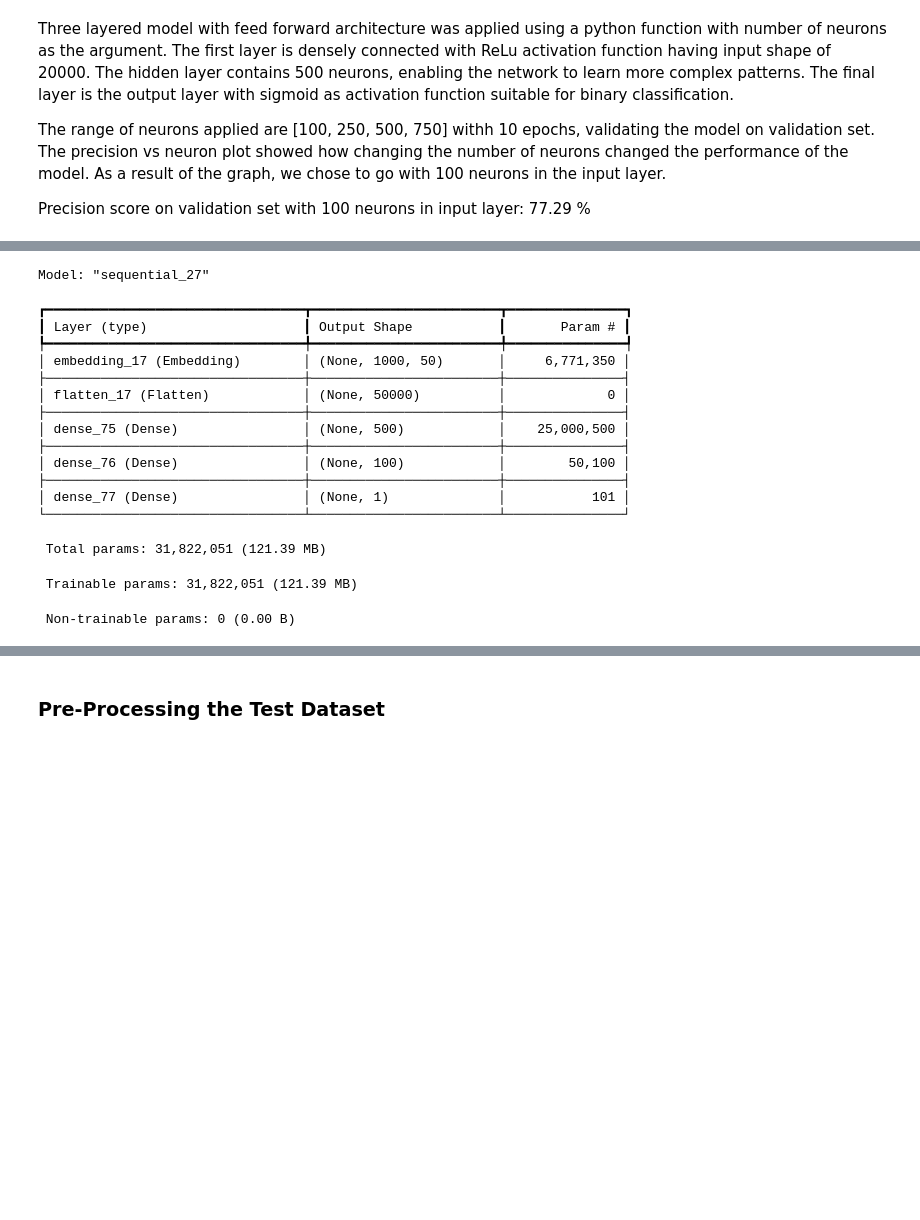
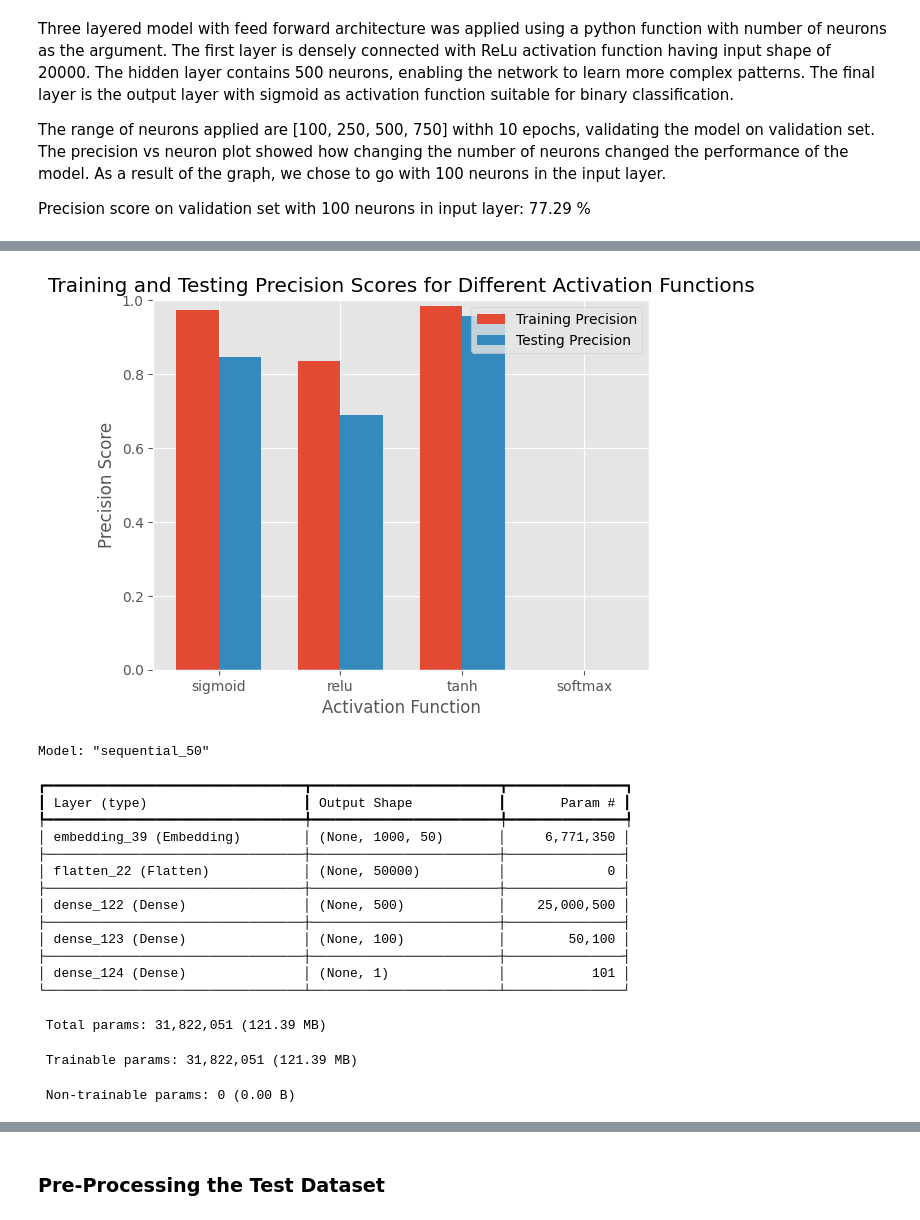
Before and after one commit to niak22/PythonProjects, a Jupyter notebook: CS985_ML/Relevance Classification/relevance.ipynb, the cells around one changed output, grey strips where cells are left out. Drawn from its saved outputs; the diff is of its cells as text; code cells hidden in the pictures; blank space fills up the shorter version.

```diff
--- a/CS985_ML/Relevance Classification/relevance.ipynb
+++ b/CS985_ML/Relevance Classification/relevance.ipynb
@@ -530,3 +553,37 @@ y_train.shape
+# %%
+activation_func = ['sigmoid', 'relu', 'tanh', 'softmax', ]
+precision_scores_train = []
+precision_scores_test = []
+
+for act_func in activation_func:
+    model = build_model(act_func)
+    history = model.fit(X_train, y_train,
+                    epochs=5,
+                    verbose=False,
+                    validation_data=(X_test, y_test),
+                    batch_size=500)
+    _, precision_train = model.evaluate(X_train, y_train, verbose=False)
+    _, precision_test = model.evaluate(X_test, y_test, verbose=False)
+    precision_scores_train.append(precision_train)
+    precision_scores_test.append(precision_test)
+# %%
+# Plotting the bar graph
+bar_width = 0.35
+
+index = np.arange(len(activation_func))
+
+plt.bar(index, precision_scores_train, bar_width, label='Training Precision')
+plt.bar(index + bar_width, precision_scores_test, bar_width, label='Testing Precision')
+
+plt.xlabel('Activation Function')
+plt.ylabel('Precision Score')
+plt.title('Training and Testing Precision Scores for Different Activation Functions')
+plt.xticks(index + bar_width / 2, activation_func)
+plt.legend()
+plt.ylim(0, 1)  # Set y-axis limit to ensure scores are between 0 and 1
+plt.show()
+# %% [output]
+[figure, added]
 # %%
 from keras.models import Sequential
 from keras import layers
@@ -537,8 +594,8 @@ model = Sequential()
 model.add(layers.Embedding(input_dim=vocab_size,
                            output_dim=embedding_dim, input_shape=(1000,)))
 model.add(layers.Flatten())
-model.add(layers.Dense(500, activation='relu'))
-model.add(layers.Dense(100, activation='relu'))
+model.add(layers.Dense(500, activation='sigmoid'))
+model.add(layers.Dense(100, activation='sigmoid'))
 model.add(layers.Dense(1, activation='sigmoid'))
 model.compile(optimizer='adam',
               loss='binary_crossentropy',
@@ -546,19 +603,19 @@ model.compile(optimizer='adam',
 
 model.summary()
 # %% [output]
-Model: "sequential_27"
+Model: "sequential_50"
 ┏━━━━━━━━━━━━━━━━━━━━━━━━━━━━━━━━━┳━━━━━━━━━━━━━━━━━━━━━━━━┳━━━━━━━━━━━━━━━┓
 ┃ Layer (type)                    ┃ Output Shape           ┃       Param # ┃
 ┡━━━━━━━━━━━━━━━━━━━━━━━━━━━━━━━━━╇━━━━━━━━━━━━━━━━━━━━━━━━╇━━━━━━━━━━━━━━━┩
-│ embedding_17 (Embedding)        │ (None, 1000, 50)       │     6,771,350 │
+│ embedding_39 (Embedding)        │ (None, 1000, 50)       │     6,771,350 │
 ├─────────────────────────────────┼────────────────────────┼───────────────┤
-│ flatten_17 (Flatten)            │ (None, 50000)          │             0 │
+│ flatten_22 (Flatten)            │ (None, 50000)          │             0 │
 ├─────────────────────────────────┼────────────────────────┼───────────────┤
-│ dense_75 (Dense)                │ (None, 500)            │    25,000,500 │
+│ dense_122 (Dense)               │ (None, 500)            │    25,000,500 │
 ├─────────────────────────────────┼────────────────────────┼───────────────┤
-│ dense_76 (Dense)                │ (None, 100)            │        50,100 │
+│ dense_123 (Dense)               │ (None, 100)            │        50,100 │
 ├─────────────────────────────────┼────────────────────────┼───────────────┤
-│ dense_77 (Dense)                │ (None, 1)              │           101 │
+│ dense_124 (Dense)               │ (None, 1)              │           101 │
 └─────────────────────────────────┴────────────────────────┴───────────────┘
  Total params: 31,822,051 (121.39 MB)
  Trainable params: 31,822,051 (121.39 MB)
```
Also changed, not shown: parts of 44 cells of this notebook.
